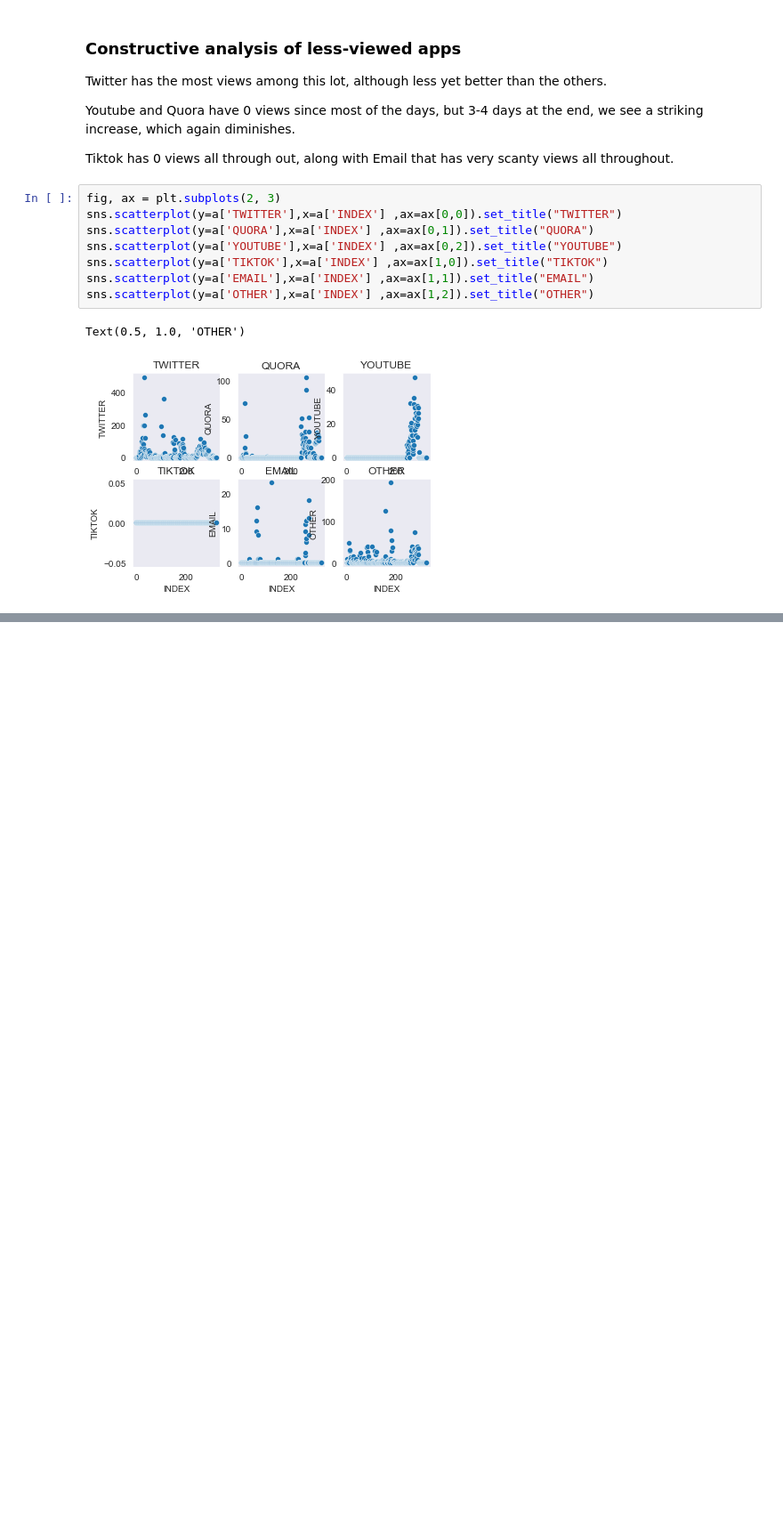
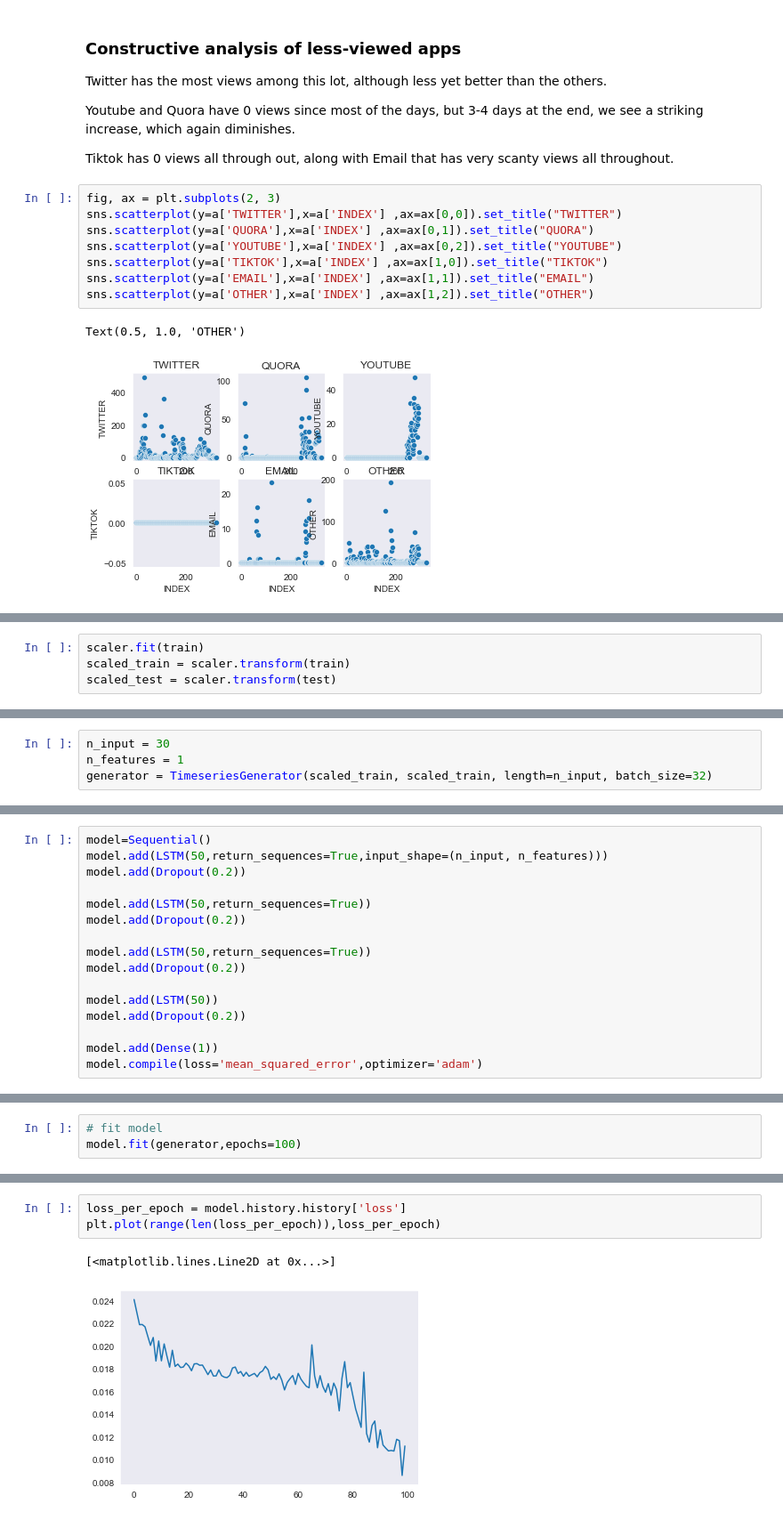
Before and after one commit to PrajjwalPathak/One-Percent-Projects, a Jupyter notebook: Data_Analysis/Date_Google_csv.ipynb, the cells around one changed output, grey strips where cells are left out. Shown at 89% size. Drawn from its saved outputs; the diff is of its cells as text; blank space fills up the shorter version.

Commit message:
Trying to figure out a proper model for Facebook prediction in Date_Google file using LSTM

```diff
--- a/Data_Analysis/Date_Google_csv.ipynb
+++ b/Data_Analysis/Date_Google_csv.ipynb
@@ -182,0 +245,4 @@ plt.legend(["TWITTER","QUORA","YOUTUBE","TIKTOK","EMAIL","OTHER"],loc="upper rig
+# %%
+scaler.fit(train)
+scaled_train = scaler.transform(train)
+scaled_test = scaler.transform(test)
@@ -182,0 +264,4 @@ plt.legend(["TWITTER","QUORA","YOUTUBE","TIKTOK","EMAIL","OTHER"],loc="upper rig
+# %%
+n_input = 30
+n_features = 1
+generator = TimeseriesGenerator(scaled_train, scaled_train, length=n_input, batch_size=32)
@@ -182,0 +273,16 @@ plt.legend(["TWITTER","QUORA","YOUTUBE","TIKTOK","EMAIL","OTHER"],loc="upper rig
+# %%
+model=Sequential()
+model.add(LSTM(50,return_sequences=True,input_shape=(n_input, n_features)))
+model.add(Dropout(0.2))
+
+model.add(LSTM(50,return_sequences=True))
+model.add(Dropout(0.2))
+
+model.add(LSTM(50,return_sequences=True))
+model.add(Dropout(0.2))
+
+model.add(LSTM(50))
+model.add(Dropout(0.2))
+
+model.add(Dense(1))
+model.compile(loss='mean_squared_error',optimizer='adam')
@@ -182,0 +309,3 @@ plt.legend(["TWITTER","QUORA","YOUTUBE","TIKTOK","EMAIL","OTHER"],loc="upper rig
+# %%
+# fit model
+model.fit(generator,epochs=100)
@@ -182,0 +331,6 @@ plt.legend(["TWITTER","QUORA","YOUTUBE","TIKTOK","EMAIL","OTHER"],loc="upper rig
+# %%
+loss_per_epoch = model.history.history['loss']
+plt.plot(range(len(loss_per_epoch)),loss_per_epoch)
+# %% [output]
+[<matplotlib.lines.Line2D at 0x...>]
+[figure, added]
```
Also changed, not shown: parts of 22 cells of this notebook, 2 other files.
